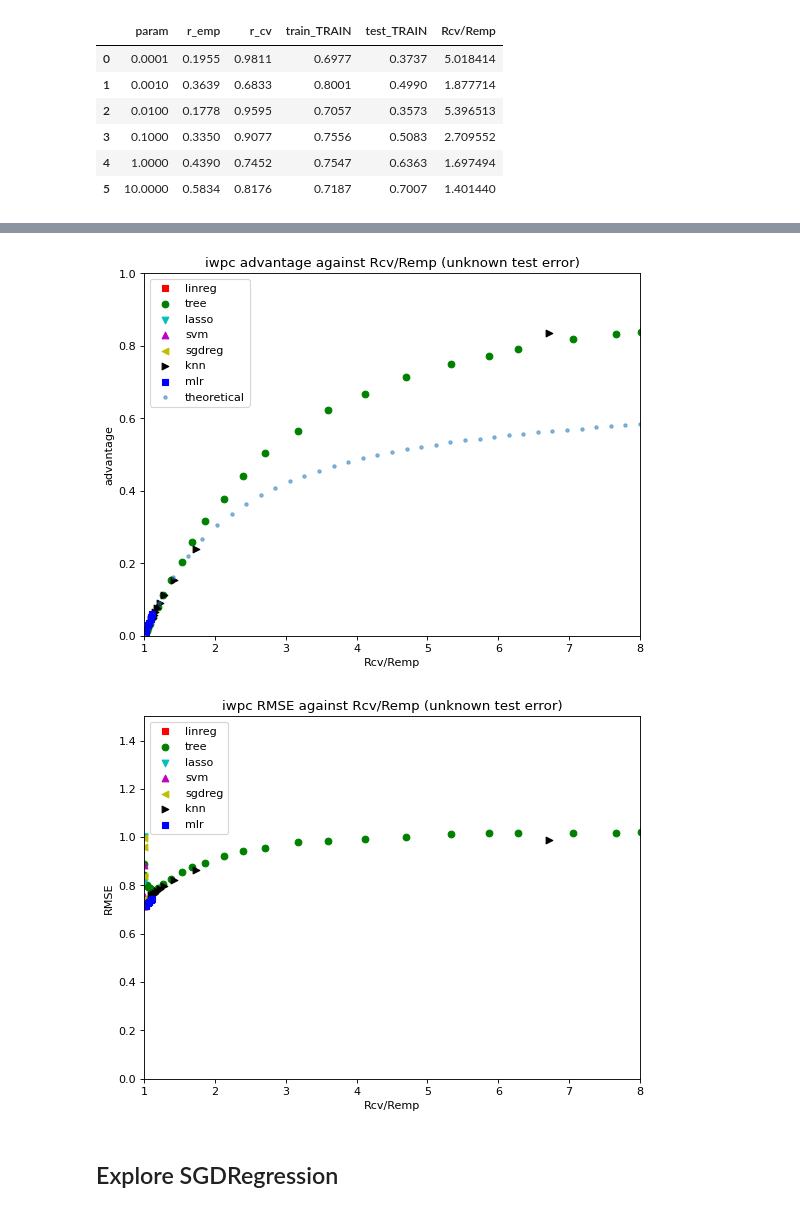
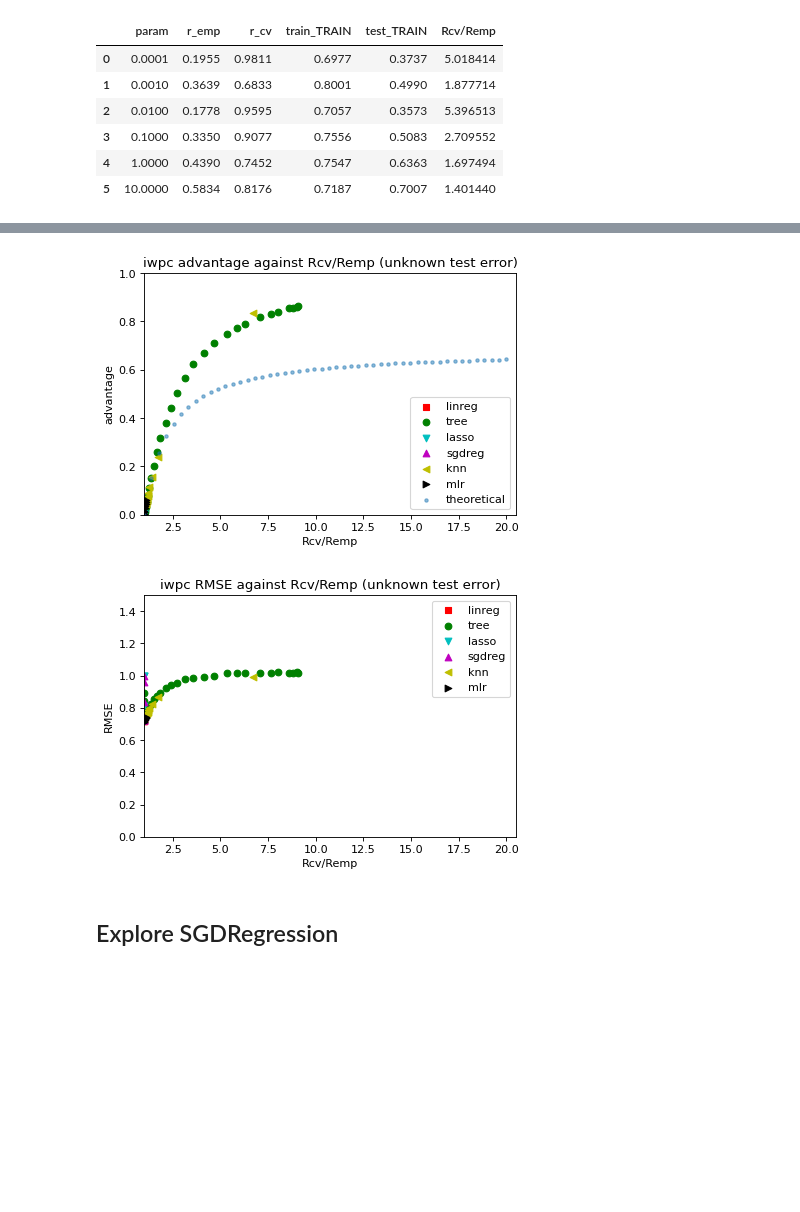
Before and after one commit to donakq/MSE-234-Membership_Inference, a Jupyter notebook: plot.ipynb, the cells around one changed output, grey strips where cells are left out. Drawn from its saved outputs; the diff is of its cells as text; code cells hidden in the pictures; blank space fills up the shorter version.

```diff
--- a/plot.ipynb
+++ b/plot.ipynb
@@ -110,7 +110,7 @@ eye_known_sgdreg
 
 markers = [ "," , "o" , "v" , "^" , "<", ">",'s','.']
 colors = ['r','g','c','m', 'y', 'k','b','peru']
-label = ['linreg', 'tree', 'lasso', 'svm', 'sgdreg', 'knn','mlr']
+label = ['linreg', 'tree', 'lasso', 'sgdreg', 'knn','mlr']
 
 figure(num=None, figsize=(6, 4), dpi=80, facecolor='w', edgecolor='k')
 ax = plt.gca()
@@ -125,7 +125,7 @@ plt.xticks()
 plt.ylabel('advantage')
 plt.xlabel('Rcv/Remp')
 plt.ylim([0, 1])
-plt.xlim([1, 20])
+plt.xlim([1, 20.5])
 plt.title('eyedata advantage against Rcv/Remp (known test error)')
 plt.show()
 
@@ -140,7 +140,7 @@ plt.legend()
 plt.xticks()
 plt.ylabel('RMSE')
 plt.xlabel('Rcv/Remp')
-plt.xlim([1, 20])
+plt.xlim([1, 20.5])
 plt.ylim([0, 1.5])
 plt.title('eyedata RMSE against Rcv/Remp (known test error)')
 plt.show()
@@ -152,9 +152,9 @@ plt.show()
 
 markers = [ "," , "o" , "v" , "^" , "<", ">",'s']
 colors = ['r','g','c','m', 'y', 'k','b']
-label = ['linreg', 'tree', 'lasso', 'svm', 'sgdreg','knn','mlr']
+label = ['linreg', 'tree', 'lasso', 'sgdreg','knn','mlr']
 
-figure( figsize=(8, 6), dpi=80, facecolor='w', edgecolor='k')
+figure( figsize=(6, 4), dpi=80, facecolor='w', edgecolor='k')
 ax = plt.gca()
 for i in range(0, len(iwpc_known)):
     df = iwpc_known[i]
@@ -167,12 +167,12 @@ plt.xticks()
 plt.ylabel('advantage')
 plt.xlabel('Rcv/Remp')
 plt.ylim([0, 1])
-plt.xlim([1, 8])
+plt.xlim([1, 20])
 plt.title('iwpc advantage against Rcv/Remp (known test error)')
 plt.show()
 
 
-figure(figsize=(8, 6), dpi=80, facecolor='w', edgecolor='k')
+figure(figsize=(6, 4), dpi=80, facecolor='w', edgecolor='k')
 ax = plt.gca()
 for i in range(len(iwpc_known)):
     df = iwpc_known[i]
@@ -183,7 +183,7 @@ plt.legend()
 plt.xticks()
 plt.ylabel('RMSE')
 plt.xlabel('Rcv/Remp')
-plt.xlim([1, 8])
+plt.xlim([1, 20])
 plt.ylim([0, 1.5])
 plt.title('iwpc RMSE against Rcv/Remp (known test error)')
 plt.show()
@@ -195,9 +195,9 @@ plt.show()
 
 markers = [ "," , "o" , "v" , "^" , "<", ">",'s','.']
 colors = ['r','g','c','m', 'y', 'k','b','peru']
-label = ['linreg', 'tree', 'lasso', 'svm', 'sgdreg','sgdreg2','knn','mlr']
+label = ['linreg', 'tree', 'lasso', 'sgdreg','knn','mlr']
 
-figure( figsize=(8, 6), dpi=80, facecolor='w', edgecolor='k')
+figure( figsize=(6, 4), dpi=80, facecolor='w', edgecolor='k')
 ax = plt.gca()
 for i in range(len(eye_unknown)):
     df = eye_unknown[i]
@@ -210,11 +210,11 @@ plt.xticks()
 plt.ylabel('advantage')
 plt.xlabel('Rcv/Remp')
 plt.ylim([0, 1])
-plt.xlim([1, 8])
+plt.xlim([1, 20.5])
 plt.title('eyedata advantage against Rcv/Remp (unknown test error)')
 plt.show()
 
-figure( figsize=(8, 6), dpi=80, facecolor='w', edgecolor='k')
+figure( figsize=(6, 4), dpi=80, facecolor='w', edgecolor='k')
 ax = plt.gca()
 for i in range(len(eye_unknown)):
     df = eye_unknown[i]
@@ -225,7 +225,7 @@ plt.legend()
 plt.xticks()
 plt.ylabel('RMSE')
 plt.xlabel('Rcv/Remp')
-plt.xlim([1, 8])
+plt.xlim([1, 20.5])
 plt.ylim([0, 1.5])
 plt.title('eyedata RMSE against Rcv/Remp (unknown test error)')
 plt.show()
@@ -237,43 +237,43 @@ plt.show()
 
 markers = [ "," , "o" , "v" , "^" , "<", ">",'s']
 colors = ['r','g','c','m', 'y', 'k','b']
-label = ['linreg', 'tree', 'lasso', 'svm', 'sgdreg','knn','mlr']
+label = ['linreg', 'tree', 'lasso', 'sgdreg','knn','mlr']
 
-figure( figsize=(8, 6), dpi=80, facecolor='w', edgecolor='k')
+figure( figsize=(6, 4), dpi=80, facecolor='w', edgecolor='k')
 ax = plt.gca()
 for i in range(len(iwpc_unknown)):
     df = iwpc_unknown[i]
     mi = markers[i] #marker for ith feature
     ci = colors[i] #color for ith feature
     plt.scatter(df['Rcv/Remp'], df['train_TRAIN']-df['test_TRAIN'], label=label[i] , marker=mi, color=ci)
 plt.scatter(ratio, theo_adv2s, alpha = 0.5,marker= '.', label ='theoretical')
 plt.legend()
 plt.xticks()
 plt.ylabel('advantage')
 plt.xlabel('Rcv/Remp')
 plt.ylim([0, 1])
-plt.xlim([1, 8])
+plt.xlim([1, 20.5])
 plt.title('iwpc advantage against Rcv/Remp (unknown test error)')
 plt.show()
 
-figure( figsize=(8, 6), dpi=80, facecolor='w', edgecolor='k')
+figure( figsize=(6, 4), dpi=80, facecolor='w', edgecolor='k')
 ax = plt.gca()
 for i in range(len(iwpc_known)):
     df = iwpc_unknown[i]
     mi = markers[i] #marker for ith feature
     ci = colors[i] #color for ith feature
     plt.scatter(df['Rcv/Remp'], df['r_cv'], label=label[i] , marker=mi, color=ci)
 plt.legend()
 plt.xticks()
 plt.ylabel('RMSE')
 plt.xlabel('Rcv/Remp')
-plt.xlim([1, 8])
+plt.xlim([1, 20.5])
 plt.ylim([0, 1.5])
 plt.title('iwpc RMSE against Rcv/Remp (unknown test error)')
 plt.show()
 # %% [output]
-[figure, old version]
+[figure, new version]
-[figure, old version]
+[figure, new version]
 # %% [markdown]
 ## Explore SGDRegression
 # %%
```
Also changed, not shown: parts of 4 cells of this notebook.
